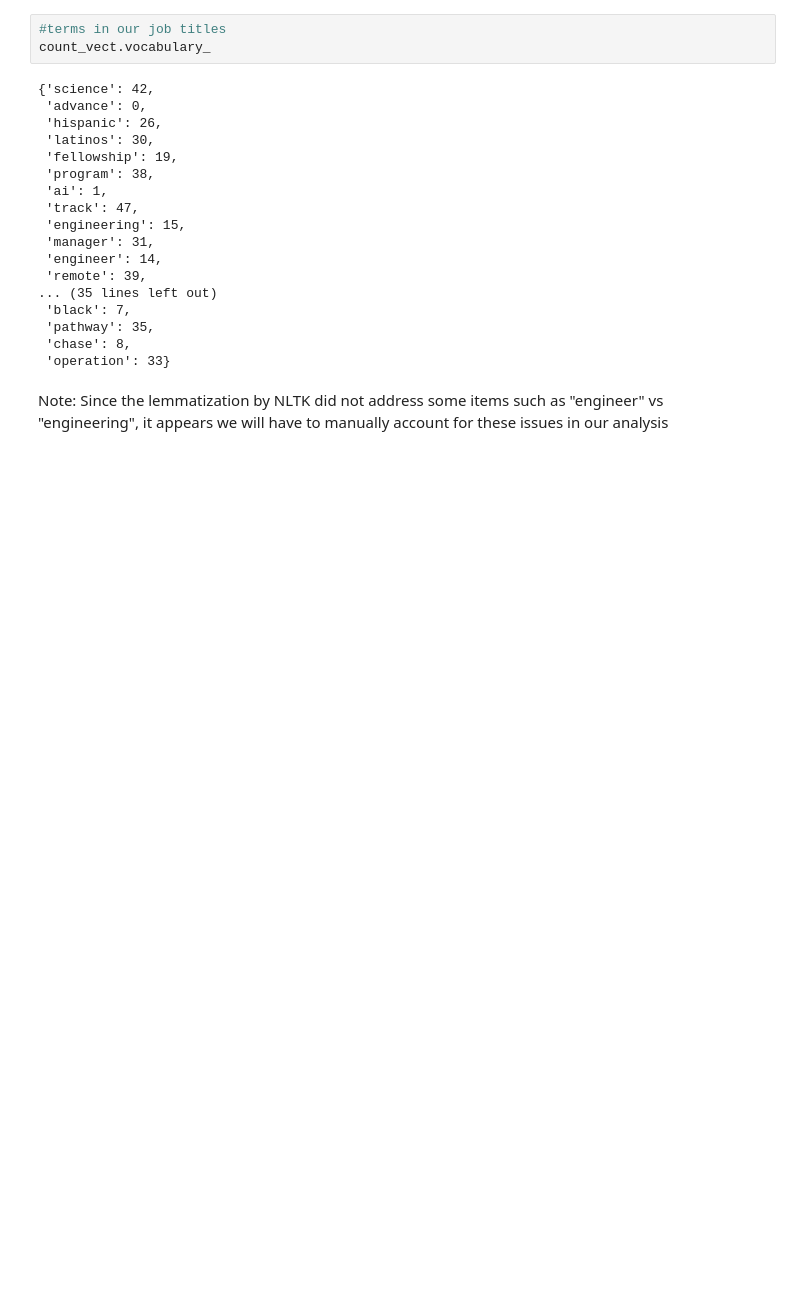
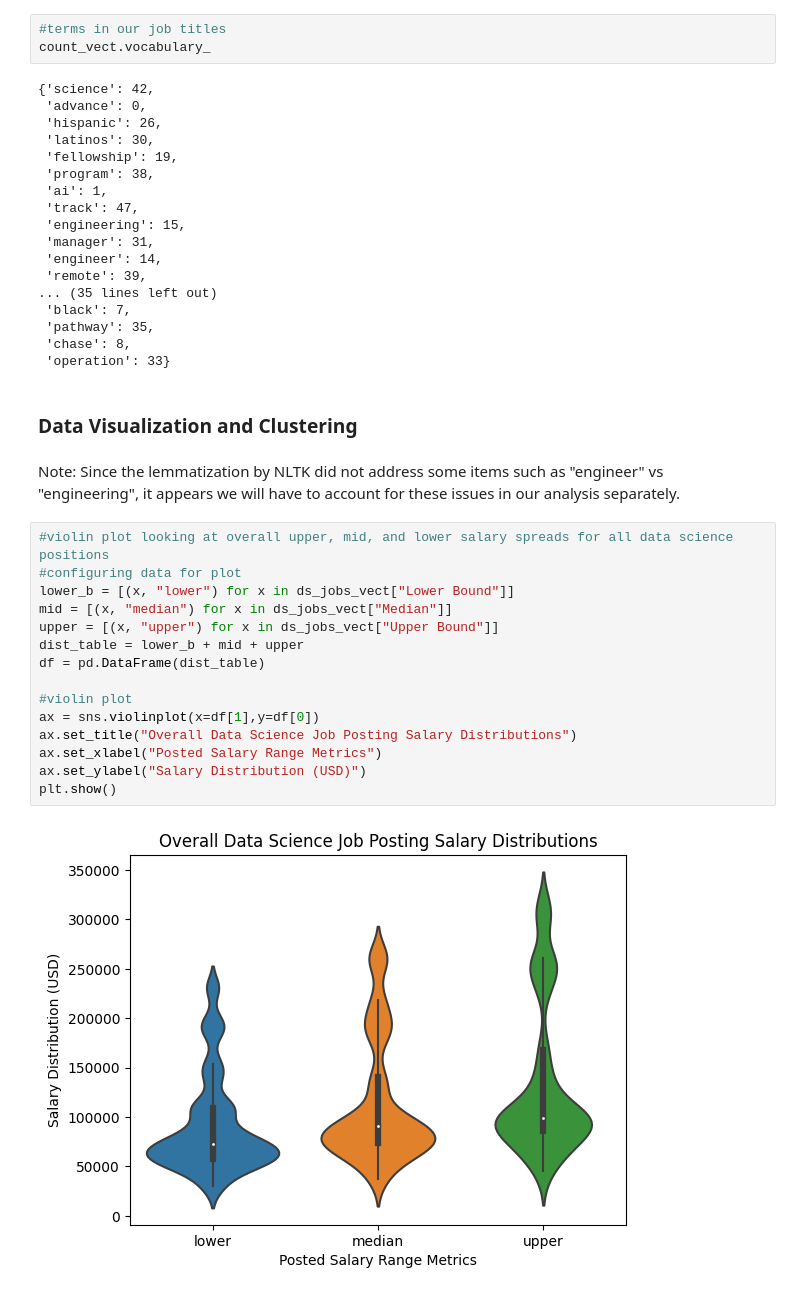
Before and after one commit to ek775/Key-Term-Salary-Associations-in-Data-Science-Job-Titles, a Jupyter notebook: ds_jobs.ipynb, the cells around one changed output. Saved outputs shown, nothing was run; the diff lists cells and outputs as text; blank space fills up the shorter version.

Commit message:
overall salary stats

```diff
--- a/ds_jobs.ipynb
+++ b/ds_jobs.ipynb
@@ -412,5 +412,24 @@ count_vect.vocabulary_
  'pathway': 35,
  'chase': 8,
  'operation': 33}
+# %% [markdown]
+### Data Visualization and Clustering
 # %% [markdown]
-Note: Since the lemmatization by NLTK did not address some items such as "engineer" vs "engineering", it appears we will have to manually account for these issues in our analysis
+Note: Since the lemmatization by NLTK did not address some items such as "engineer" vs "engineering", it appears we will have to account for these issues in our analysis separately.
+# %%
+#violin plot looking at overall upper, mid, and lower salary spreads for all data science positions
+#configuring data for plot
+lower_b = [(x, "lower") for x in ds_jobs_vect["Lower Bound"]]
+mid = [(x, "median") for x in ds_jobs_vect["Median"]]
+upper = [(x, "upper") for x in ds_jobs_vect["Upper Bound"]]
+dist_table = lower_b + mid + upper
+df = pd.DataFrame(dist_table)
+
+#violin plot
+ax = sns.violinplot(x=df[1],y=df[0])
+ax.set_title("Overall Data Science Job Posting Salary Distributions")
+ax.set_xlabel("Posted Salary Range Metrics")
+ax.set_ylabel("Salary Distribution (USD)")
+plt.show()
+# %% [output]
+[figure, added]
```
Also changed, not shown: parts of 4 cells of this notebook.
